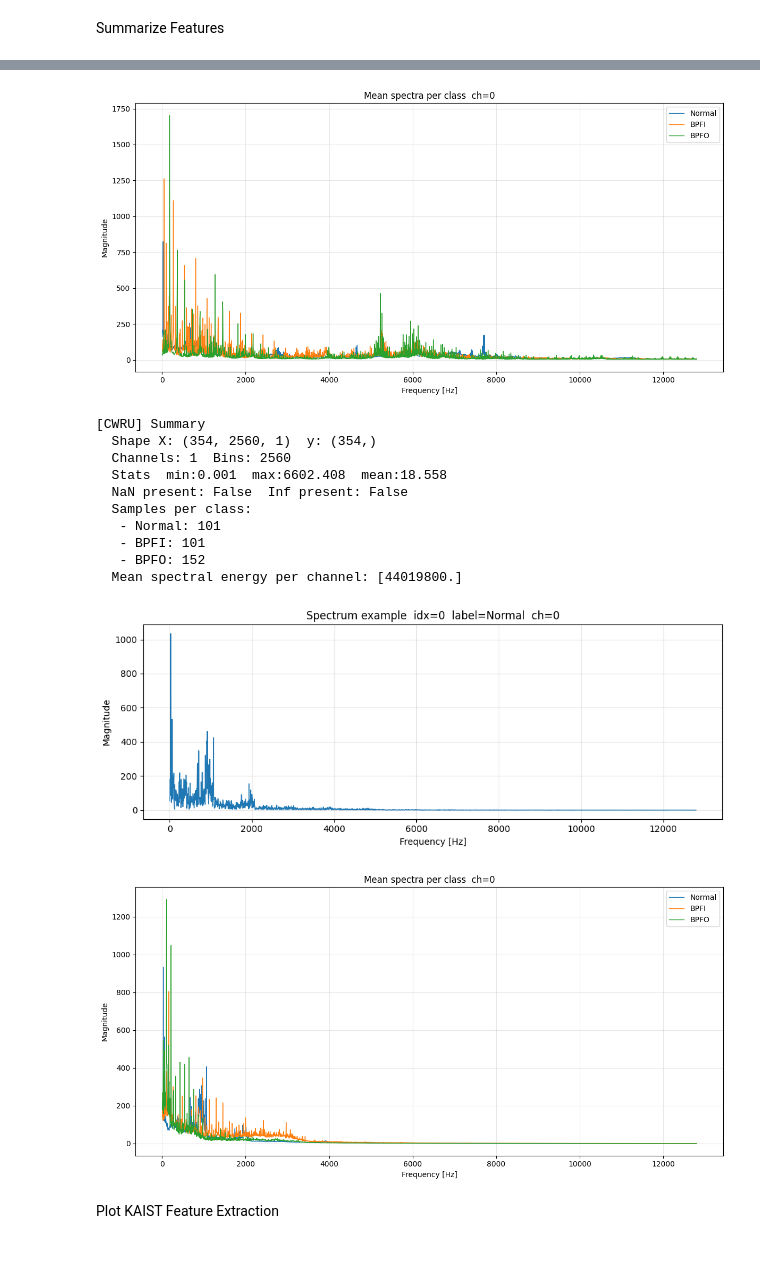
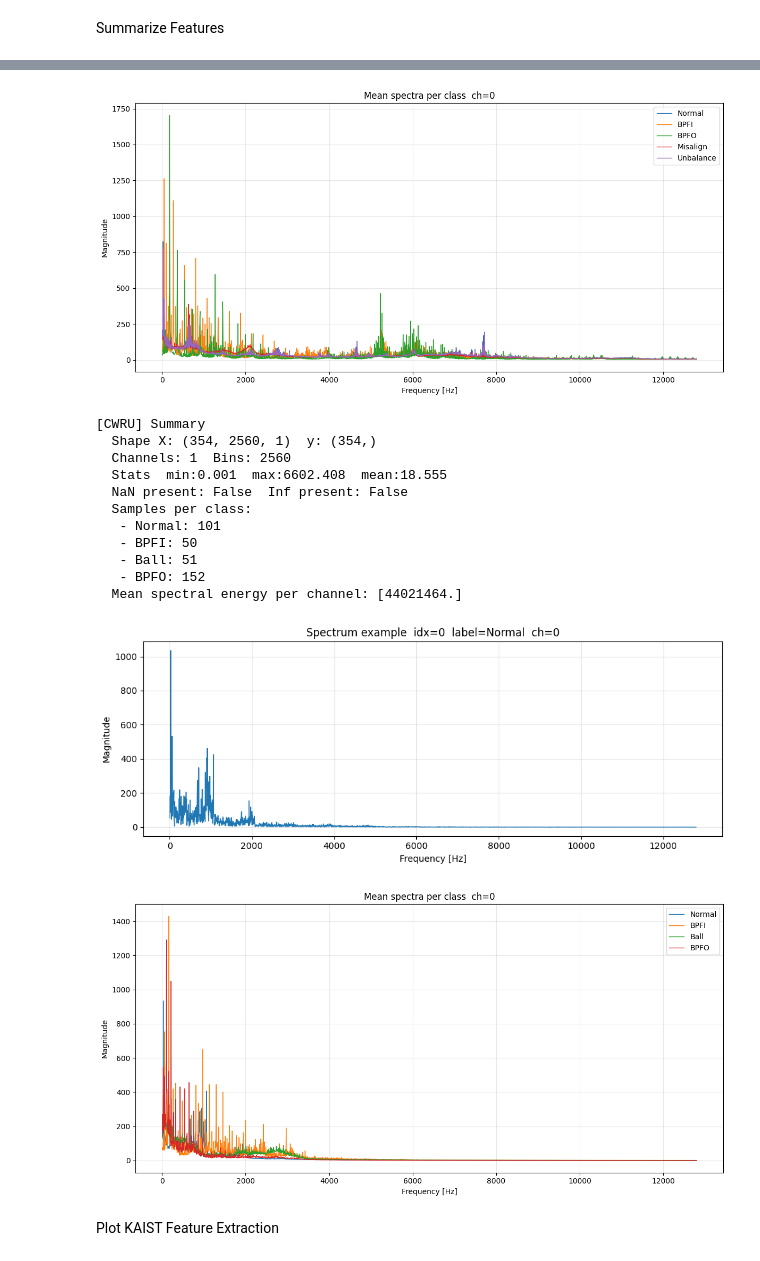
Before and after one commit to giljoa/flex-uns-fw, a Jupyter notebook: ml/model-nb/CNN_Generalizability.ipynb, the cells around one changed output, grey strips where cells are left out. Cells and saved outputs as stored; diff of their text form; code cells hidden in the pictures.

```diff
--- a/ml/model-nb/CNN_Generalizability.ipynb
+++ b/ml/model-nb/CNN_Generalizability.ipynb
@@ -83,8 +83,8 @@ def load_domain_data_kaist(class_labels, domain_name, label_map=None):
     return vibration_data
 
 # Example usage
-vibration_data_kaist = load_domain_data_kaist(list(kaist_map.keys()), '0Nm', label_map=kaist_map)
-class_labels_kaist_unified = list(vibration_data_kaist.keys())
+vibration_data_kaist_unified = load_domain_data_kaist(list(kaist_map.keys()), '0Nm', label_map=kaist_map)
+class_labels_kaist_unified = list(vibration_data_kaist_unified.keys())
 # %% [output]
 🚀 Loading KAIST domain 0Nm...
 📂 Loading cached CSV for 0Nm_Normal → Normal
@@ -203,8 +203,8 @@ cwru_map = {
     'OR007@12_0': 'BPFO',
 }
 
-vibration_data_cwru = load_domain_data_cwru(list(cwru_map.keys()), '0HP', label_map=cwru_map)
-class_labels_cwru_unified = list(vibration_data_cwru.keys())
+vibration_data_cwru_unified = load_domain_data_cwru(list(cwru_map.keys()), '0HP', label_map=cwru_map)
+class_labels_cwru_unified = list(vibration_data_cwru_unified.keys())
 # %% [output]
 🚀 Loading CWRU domain 0HP at 25600 Hz...
 📂 Loading cached CSV for Normal_0 → Normal
@@ -422,13 +342,13 @@ def extract_features_dataset(
 
 # KAIST
 X_kaist, y_kaist, ch_kaist, meta_kaist = extract_features_dataset(
-    vibration_data_kaist_unified, class_labels_unified,
+    vibration_data_kaist_unified, class_labels_kaist_unified,
     window_size=5120, stride=5120, fixed_channels=[0]
 )
 
 # CWRU at 25.6 kHz after your resampling
 X_cwru, y_cwru, ch_cwru, meta_cwru = extract_features_dataset(
-    vibration_data_cwru_unified, class_labels_unified,
+    vibration_data_cwru_unified, class_labels_cwru_unified,
     window_size=5120, stride=5120, fixed_channels=[0]
 )
 # %% [markdown]
@@ -537,13 +457,13 @@ def plot_class_mean_spectra(X, y, class_labels, fs, channel=0):
     plt.show()
 
 # KAIST
-summarize_features(X_kaist, y_kaist, class_labels_unified, name="KAIST")
-plot_feature_example(X_kaist, y_kaist, class_labels_unified, fs=sampling_rate_kaist, label=class_labels_unified[0], channel=0)
-plot_class_mean_spectra(X_kaist, y_kaist, class_labels_unified, fs=sampling_rate_kaist, channel=0)
+summarize_features(X_kaist, y_kaist, class_labels_kaist_unified, name="KAIST")
+plot_feature_example(X_kaist, y_kaist, class_labels_kaist_unified, fs=sampling_rate_kaist, label=class_labels_kaist_unified[0], channel=0)
+plot_class_mean_spectra(X_kaist, y_kaist, class_labels_kaist_unified, fs=sampling_rate_kaist, channel=0)
 
 # CWRU
-summarize_features(X_cwru, y_cwru, class_labels_unified, name="CWRU")
-plot_feature_example(X_cwru, y_cwru, class_labels_unified, fs=target_sampling_rate_cwru, label=class_labels_unified[0], channel=0)
-plot_class_mean_spectra(X_cwru, y_cwru, class_labels_unified, fs=target_sampling_rate_cwru, channel=0)
+summarize_features(X_cwru, y_cwru, class_labels_cwru_unified, name="CWRU")
+plot_feature_example(X_cwru, y_cwru, class_labels_cwru_unified, fs=target_sampling_rate_cwru, label=class_labels_cwru_unified[0], channel=0)
+plot_class_mean_spectra(X_cwru, y_cwru, class_labels_cwru_unified, fs=target_sampling_rate_cwru, channel=0)
 # %% [output]
 [KAIST] Summary
@@ -559,14 +481,15 @@ plot_class_mean_spectra(X_cwru, y_cwru, class_labels_unified, fs=target_sampling
 [figure]
-[figure, old version]
+[figure, new version]
 [CWRU] Summary
   Shape X: (354, 2560, 1)  y: (354,)
   Channels: 1  Bins: 2560
-  Stats  min:0.001  max:6602.408  mean:18.558
+  Stats  min:0.001  max:6602.408  mean:18.555
   NaN present: False  Inf present: False
   Samples per class:
    - Normal: 101
-   - BPFI: 101
+   - BPFI: 50
+   - Ball: 51
    - BPFO: 152
-  Mean spectral energy per channel: [44019800.]
+  Mean spectral energy per channel: [44021464.]
 [figure]
-[figure, old version]
+[figure, new version]
```
Also changed, not shown: parts of 10 cells of this notebook, 18 other files.
